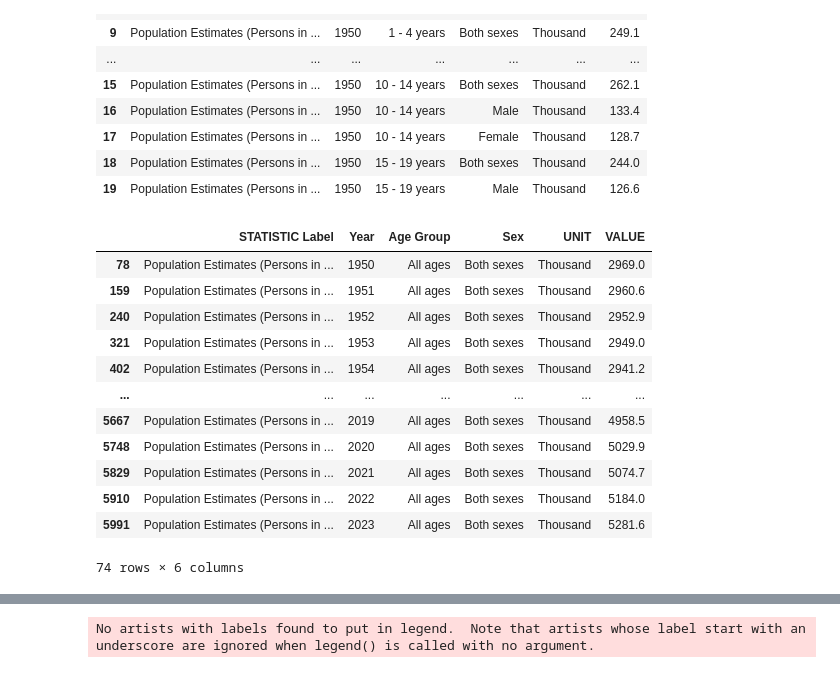
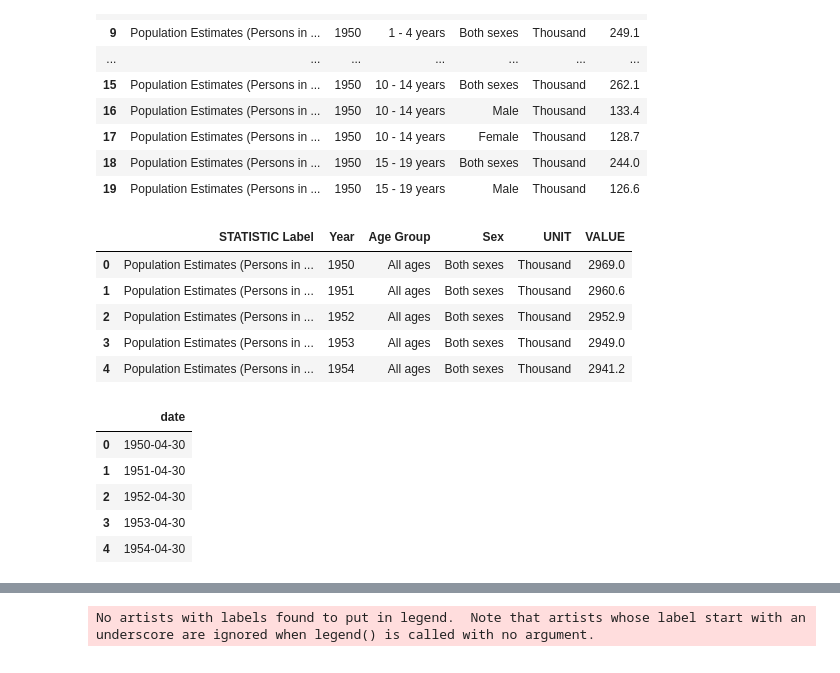
Before and after one commit to shanekeenan/prog_data_analysis, a Jupyter notebook: project1/project1.ipynb, the cells around one changed output, grey strips where cells are left out. Saved outputs shown, nothing was run; the diff lists cells and outputs as text; code cells hidden in the pictures.

```diff
--- a/project1/project1.ipynb
+++ b/project1/project1.ipynb
@@ -382,20 +441,27 @@ real_pop.head(20)
 | 18 | Population Estimates (Persons in ... | 1950 | 15 - 19 years | Both sexes | Thousand | 244.0 |
 | 19 | Population Estimates (Persons in ... | 1950 | 15 - 19 years | Male | Thousand | 126.6 |
 # %%
-
 real_pop_filtered = real_pop.loc[(real_pop['Age Group'] == 'All ages') & (real_pop['Sex'] == 'Both sexes')]
-real_pop_filtered
+real_pop_filtered1 = real_pop_filtered.reset_index(drop=True) # reset the index for the filtered data
+real_pop_filtered1.head()
 # %% [output]
 |  | STATISTIC Label | Year | Age Group | Sex | UNIT | VALUE |
-| 78 | Population Estimates (Persons in ... | 1950 | All ages | Both sexes | Thousand | 2969.0 |
-| 159 | Population Estimates (Persons in ... | 1951 | All ages | Both sexes | Thousand | 2960.6 |
-| 240 | Population Estimates (Persons in ... | 1952 | All ages | Both sexes | Thousand | 2952.9 |
-| 321 | Population Estimates (Persons in ... | 1953 | All ages | Both sexes | Thousand | 2949.0 |
-| 402 | Population Estimates (Persons in ... | 1954 | All ages | Both sexes | Thousand | 2941.2 |
-| ... | ... | ... | ... | ... | ... | ... |
-| 5667 | Population Estimates (Persons in ... | 2019 | All ages | Both sexes | Thousand | 4958.5 |
-| 5748 | Population Estimates (Persons in ... | 2020 | All ages | Both sexes | Thousand | 5029.9 |
-| 5829 | Population Estimates (Persons in ... | 2021 | All ages | Both sexes | Thousand | 5074.7 |
-| 5910 | Population Estimates (Persons in ... | 2022 | All ages | Both sexes | Thousand | 5184.0 |
-| 5991 | Population Estimates (Persons in ... | 2023 | All ages | Both sexes | Thousand | 5281.6 |
+| 0 | Population Estimates (Persons in ... | 1950 | All ages | Both sexes | Thousand | 2969.0 |
+| 1 | Population Estimates (Persons in ... | 1951 | All ages | Both sexes | Thousand | 2960.6 |
+| 2 | Population Estimates (Persons in ... | 1952 | All ages | Both sexes | Thousand | 2952.9 |
+| 3 | Population Estimates (Persons in ... | 1953 | All ages | Both sexes | Thousand | 2949.0 |
+| 4 | Population Estimates (Persons in ... | 1954 | All ages | Both sexes | Thousand | 2941.2 |
-74 rows × 6 columns
+# %%
+idx3 = pd.date_range("1950-04-01", periods = 74, freq ="12M" )
+#idx2 = pd.date_range("1975-01-01", periods = 2352, freq ="Q" )
+df_idx3 = pd.DataFrame(idx3)
+df_idx3.index = range(len(df_idx3))
+df_idx3 = pd.DataFrame({'date': idx3})
+df_idx3.head()
+# %% [output]
+|  | date |
+| 0 | 1950-04-30 |
+| 1 | 1951-04-30 |
+| 2 | 1952-04-30 |
+| 3 | 1953-04-30 |
+| 4 | 1954-04-30 |
```
Also changed, not shown: parts of 14 cells of this notebook.
